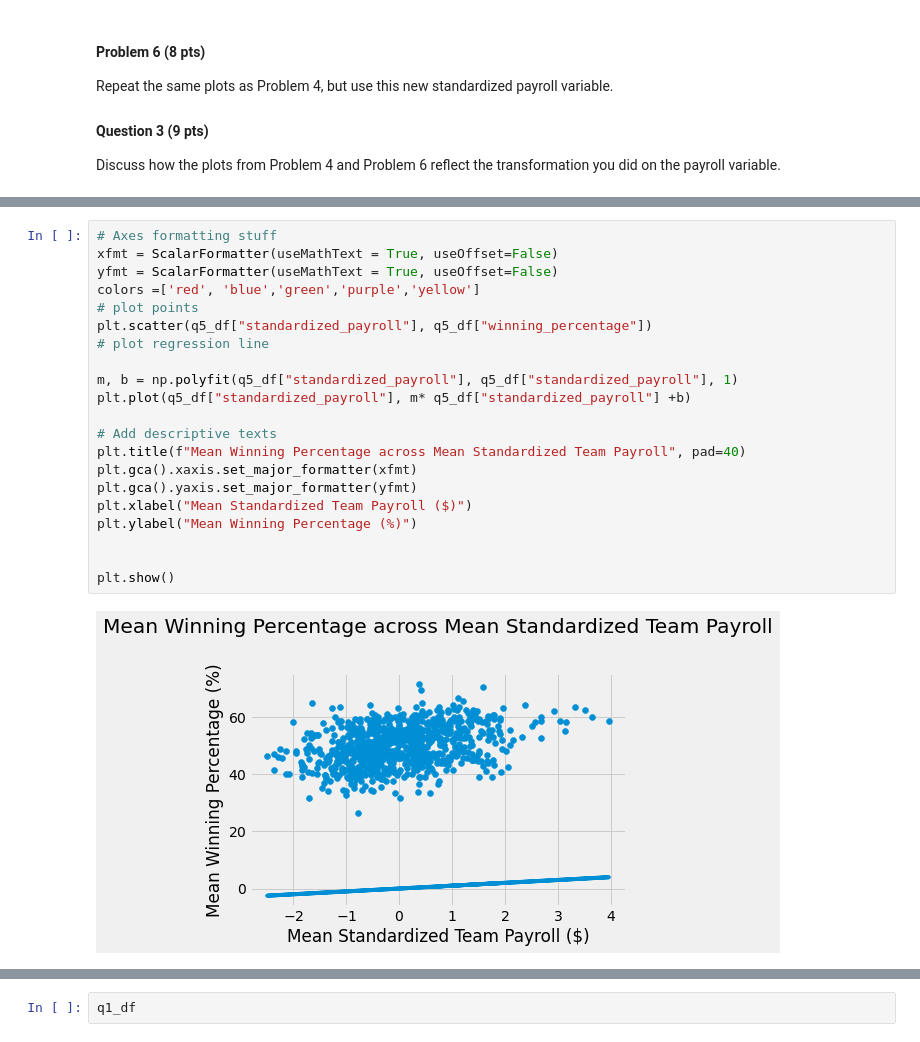
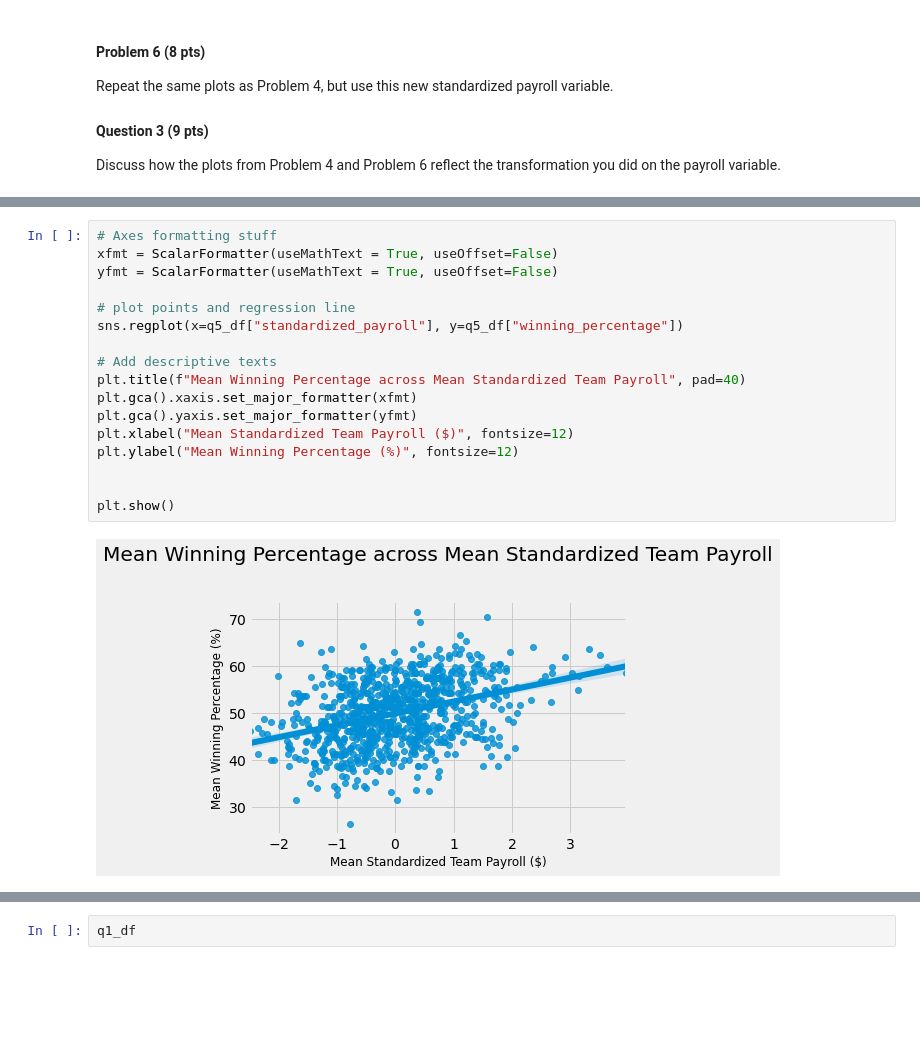
Before and after one commit to brutatoasta/320fall2022, a Jupyter notebook: project2/submit.ipynb, the cells around one changed output, grey strips where cells are left out. Saved outputs shown, nothing was run; the diff lists cells and outputs as text; blank space fills up the shorter version.

```diff
--- a/project2/submit.ipynb
+++ b/project2/submit.ipynb
@@ -300,23 +302,19 @@ ${expected\_win\_pct_{ij} = 50+2.5×standardized\_payroll_{ij}}$
 # %%
 # Axes formatting stuff
 xfmt = ScalarFormatter(useMathText = True, useOffset=False)
 yfmt = ScalarFormatter(useMathText = True, useOffset=False)
-colors =['red', 'blue','green','purple','yellow']
-# plot points
-plt.scatter(q5_df["standardized_payroll"], q5_df["winning_percentage"])
-# plot regression line
 
-m, b = np.polyfit(q5_df["standardized_payroll"], q5_df["standardized_payroll"], 1)
-plt.plot(q5_df["standardized_payroll"], m* q5_df["standardized_payroll"] +b)
+# plot points and regression line
+sns.regplot(x=q5_df["standardized_payroll"], y=q5_df["winning_percentage"])
 
 # Add descriptive texts
 plt.title(f"Mean Winning Percentage across Mean Standardized Team Payroll", pad=40)
 plt.gca().xaxis.set_major_formatter(xfmt)
 plt.gca().yaxis.set_major_formatter(yfmt)
-plt.xlabel("Mean Standardized Team Payroll ($)")
-plt.ylabel("Mean Winning Percentage (%)")
+plt.xlabel("Mean Standardized Team Payroll ($)", fontsize=12)
+plt.ylabel("Mean Winning Percentage (%)", fontsize=12)
 
 
 plt.show()
 # %% [output]
-[figure, old version]
+[figure, new version]
```
Also changed, not shown: parts of 11 cells of this notebook.
